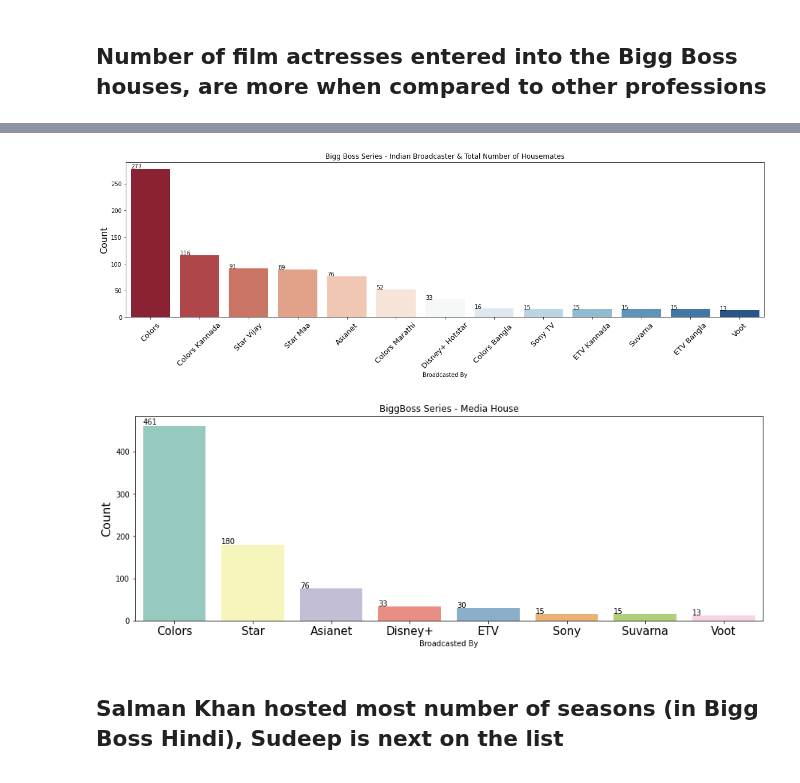
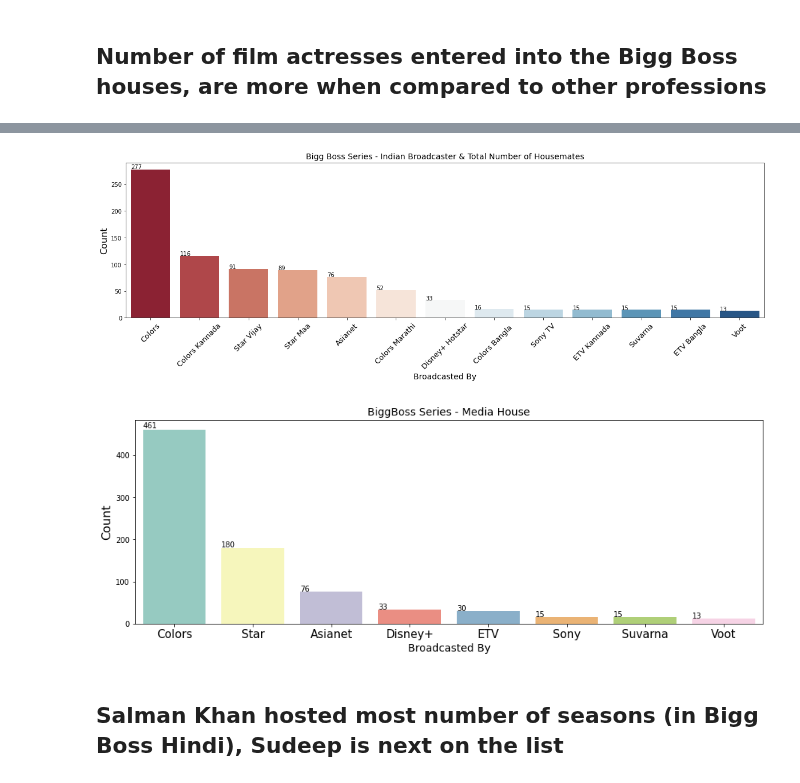
Before and after one commit to satya-thirumani/bigg-boss-data-set, a Jupyter notebook: Predicting Bigg Boss Malayalam Season Winner.ipynb, the cells around one changed output, grey strips where cells are left out. Cells and saved outputs as stored; diff of their text form; code cells hidden in the pictures.

```diff
--- a/Predicting Bigg Boss Malayalam Season Winner.ipynb
+++ b/Predicting Bigg Boss Malayalam Season Winner.ipynb
@@ -281,23 +283,25 @@ Text(0, 0.5, 'Count')
 # %%
 # Broadcaster
 fig = plt.figure(figsize=(20, 5))
 ax = sns.countplot(x='Broadcasted By', data=bigg_boss, palette='RdBu', order=bigg_boss['Broadcasted By'].value_counts().index)
-ax.set_title('Bigg Boss Series - Indian Broadcaster & Total Number of Housemates')
+ax.set_title('Bigg Boss Series - Indian Broadcaster & Total Number of Housemates', fontsize=14)
 plt.xticks(fontsize=13)
+plt.xlabel("Broadcasted By", fontsize=14)
 plt.ylabel("Count", fontsize=16)
 plt.xticks(rotation=45)
 for t in ax.patches:
     if (np.isnan(float(t.get_height()))):
         ax.annotate(0, (t.get_x(), 0))
     else:
         ax.annotate(str(format(int(t.get_height()), ',d')), (t.get_x(), t.get_height()*1.01))
 # %% [output]
-[figure, old version]
+[figure, new version]
 # %%
 fig = plt.figure(figsize=(15, 5))
 ax = sns.countplot(bigg_boss['Broadcasted By'].str.split().str.get(0), data=bigg_boss, palette='Set3', order=bigg_boss['Broadcasted By'].str.split().str.get(0).value_counts().index)
-ax.set_title('BiggBoss Series - Media House')
+ax.set_title('BiggBoss Series - Media House', fontsize=14)
 plt.xticks(fontsize=15)
+plt.xlabel("Broadcasted By", fontsize=14)
 plt.ylabel("Count", fontsize=16)
 for t in ax.patches:
     if (np.isnan(float(t.get_height()))):
@@ -305,7 +309,7 @@ for t in ax.patches:
     else:
         ax.annotate(str(format(int(t.get_height()), ',d')), (t.get_x(), t.get_height()*1.01))
 # %% [output]
-[figure, old version]
+[figure, new version]
 # %% [markdown]
 ## Salman Khan hosted most number of seasons (in Bigg Boss Hindi), Sudeep is next on the list
 # %%
```
Also changed, not shown: parts of 47 cells of this notebook.
